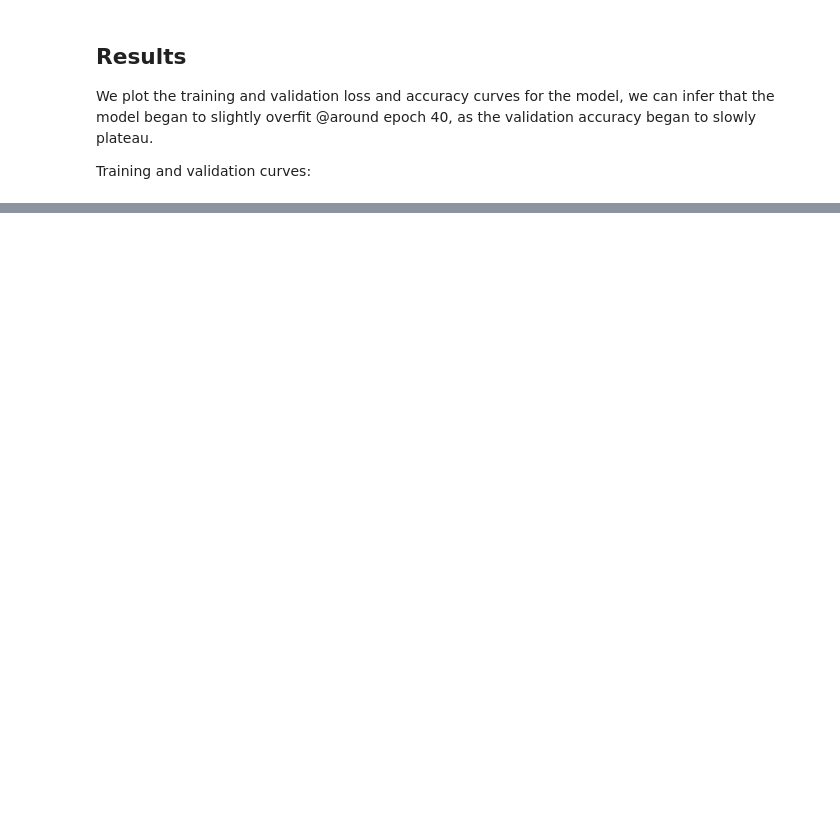
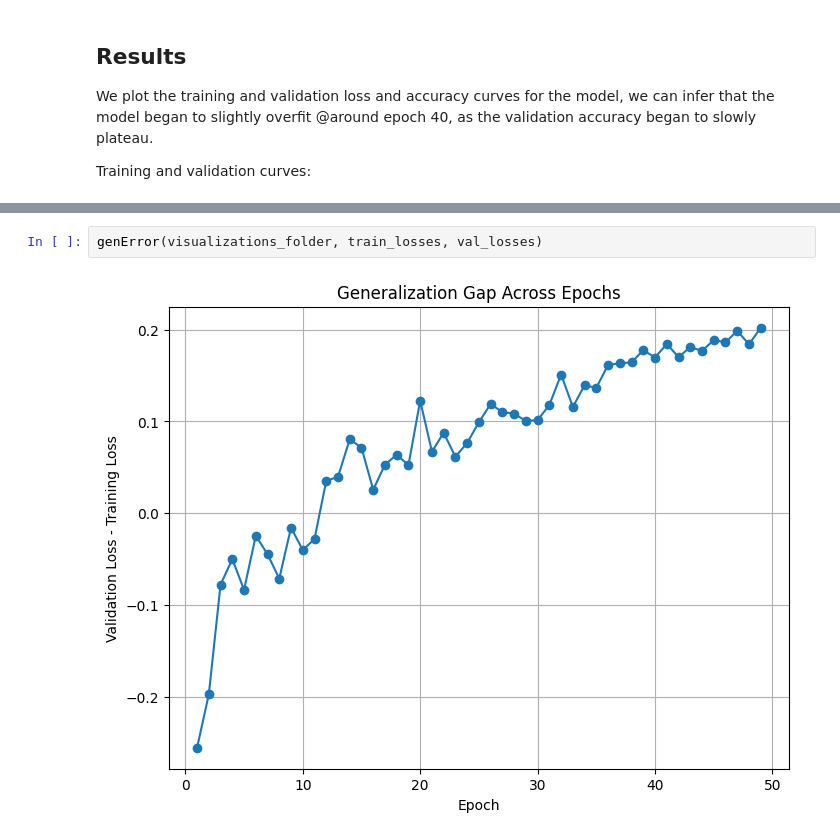
Before and after one commit to fw7th/regularization-ml, a Jupyter notebook: notebooks/01_baseline.ipynb, the cells around one changed output, grey strips where cells are left out. Drawn from its saved outputs; the diff is of its cells as text; blank space fills up the shorter version.

```diff
--- a/notebooks/01_baseline.ipynb
+++ b/notebooks/01_baseline.ipynb
@@ -136 +164,5 @@ plotCurves(train_losses, val_losses, train_accs, val_accs, "baseline")
+# %%
+genError(visualizations_folder, train_losses, val_losses)
+# %% [output]
+[figure, added]
 # %%
```
Also changed, not shown: parts of 24 cells of this notebook, 1 other file.
